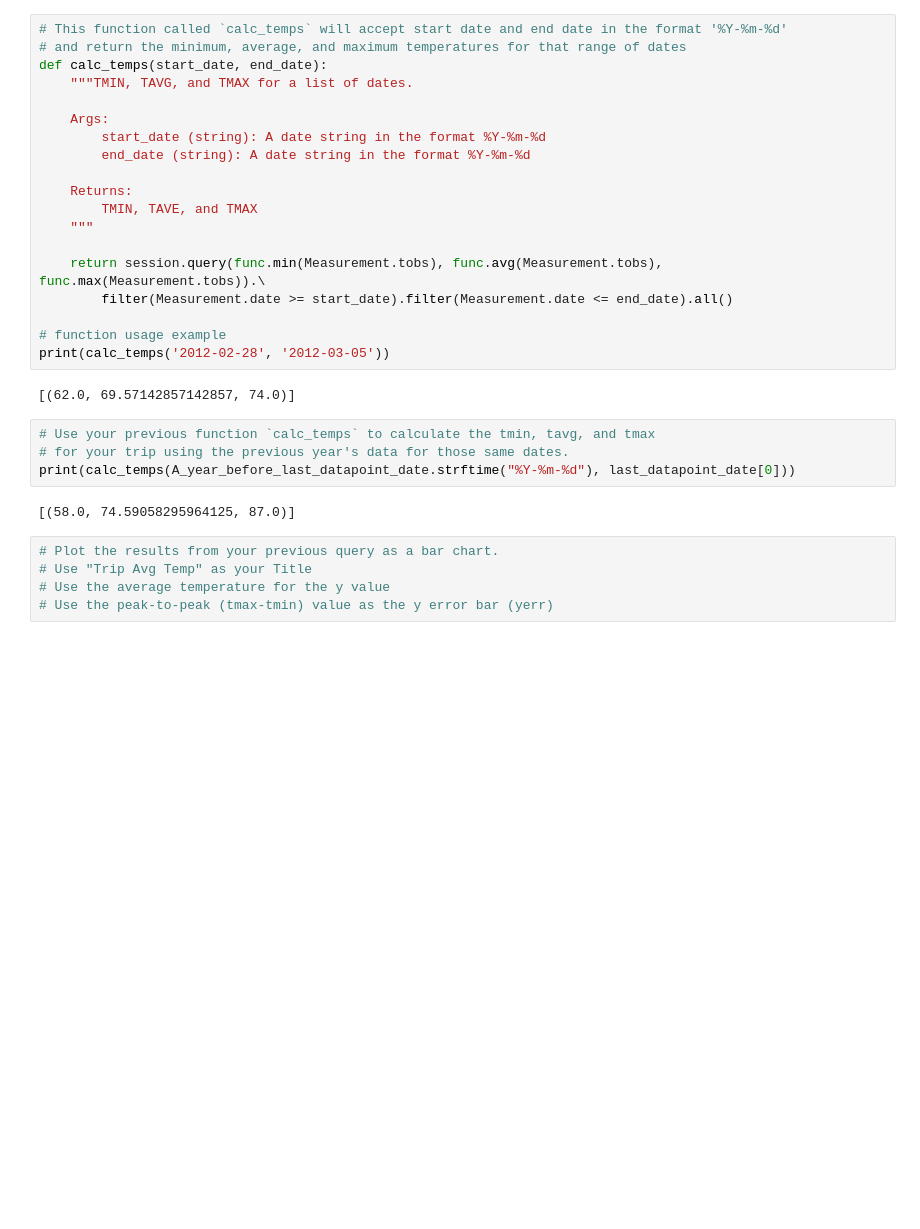
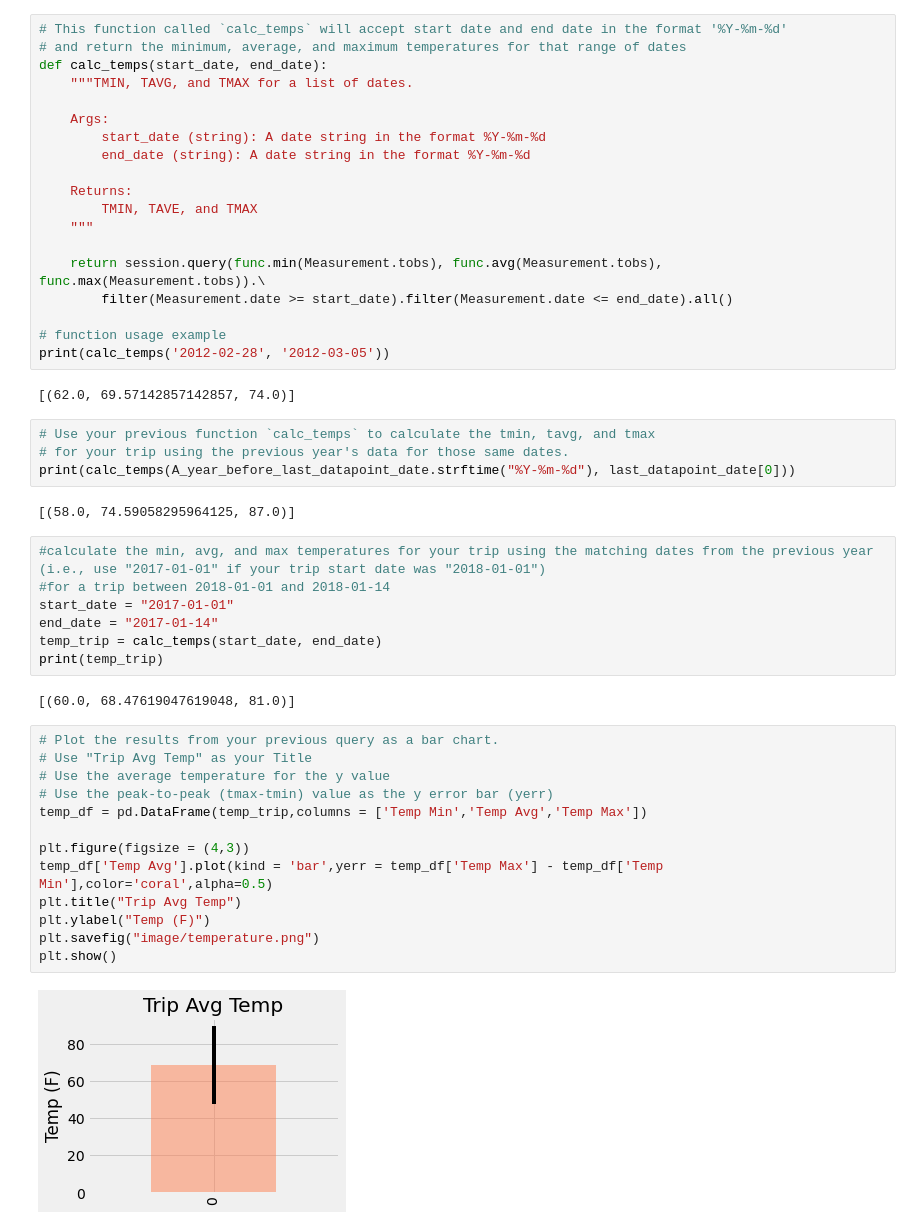
Before and after one commit to helenamin/Climate-Analysis, a Jupyter notebook: climate_starter.ipynb, the cells around one changed output. Saved outputs shown, nothing was run; the diff lists cells and outputs as text; blank space fills up the shorter version.

```diff
--- a/climate_starter.ipynb
+++ b/climate_starter.ipynb
@@ -330,11 +327,30 @@ print(calc_temps('2012-02-28', '2012-03-05'))
 print(calc_temps(A_year_before_last_datapoint_date.strftime("%Y-%m-%d"), last_datapoint_date[0]))
 # %% [output]
 [(58.0, 74.59058295964125, 87.0)]
+# %%
+#calculate the min, avg, and max temperatures for your trip using the matching dates from the previous year (i.e., use "2017-01-01" if your trip start date was "2018-01-01")
+#for a trip between 2018-01-01 and 2018-01-14
+start_date = "2017-01-01"
+end_date = "2017-01-14"
+temp_trip = calc_temps(start_date, end_date)
+print(temp_trip)
+# %% [output]
+[(60.0, 68.47619047619048, 81.0)]
 # %%
 # Plot the results from your previous query as a bar chart.
 # Use "Trip Avg Temp" as your Title
 # Use the average temperature for the y value
 # Use the peak-to-peak (tmax-tmin) value as the y error bar (yerr)
+temp_df = pd.DataFrame(temp_trip,columns = ['Temp Min','Temp Avg','Temp Max'])
+
+plt.figure(figsize = (4,3))
+temp_df['Temp Avg'].plot(kind = 'bar',yerr = temp_df['Temp Max'] - temp_df['Temp Min'],color='coral',alpha=0.5)
+plt.title("Trip Avg Temp")
+plt.ylabel("Temp (F)")
+plt.savefig("image/temperature.png")
+plt.show()
+# %% [output]
+[figure, added]
 # %%
 # Calculate the total amount of rainfall per weather station for your trip dates using the previous year's matching dates.
 # Sort this in descending order by precipitation amount and list the station, name, latitude, longitude, and elevation
```
Also changed, not shown: parts of 16 cells of this notebook, 6 other files.
